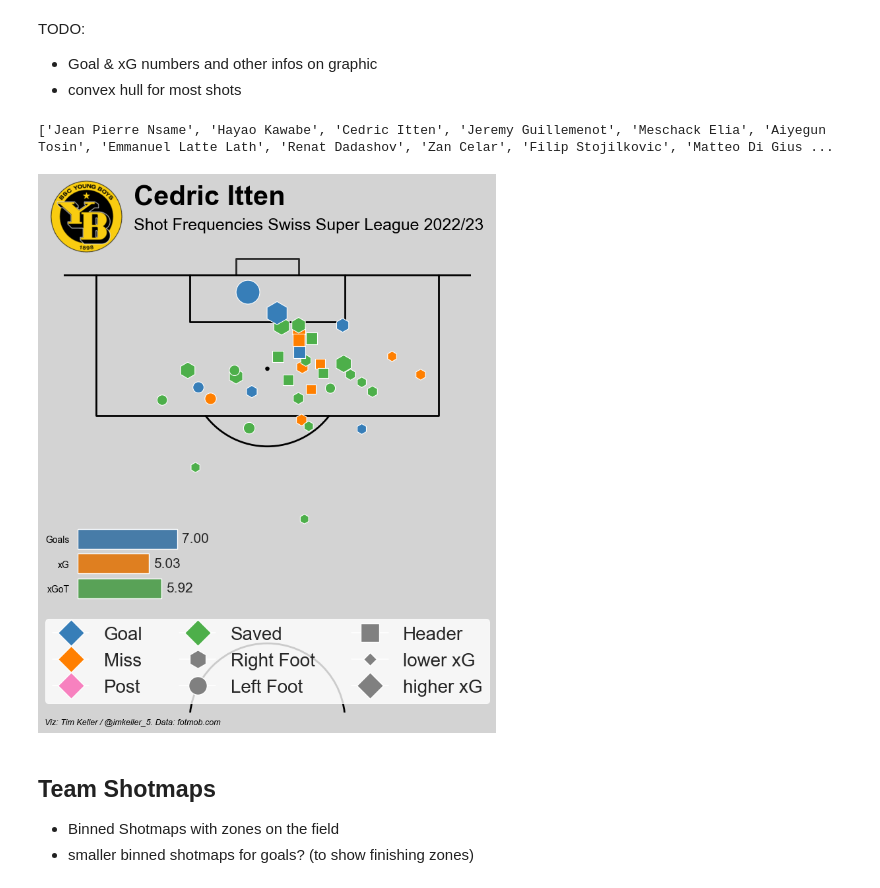
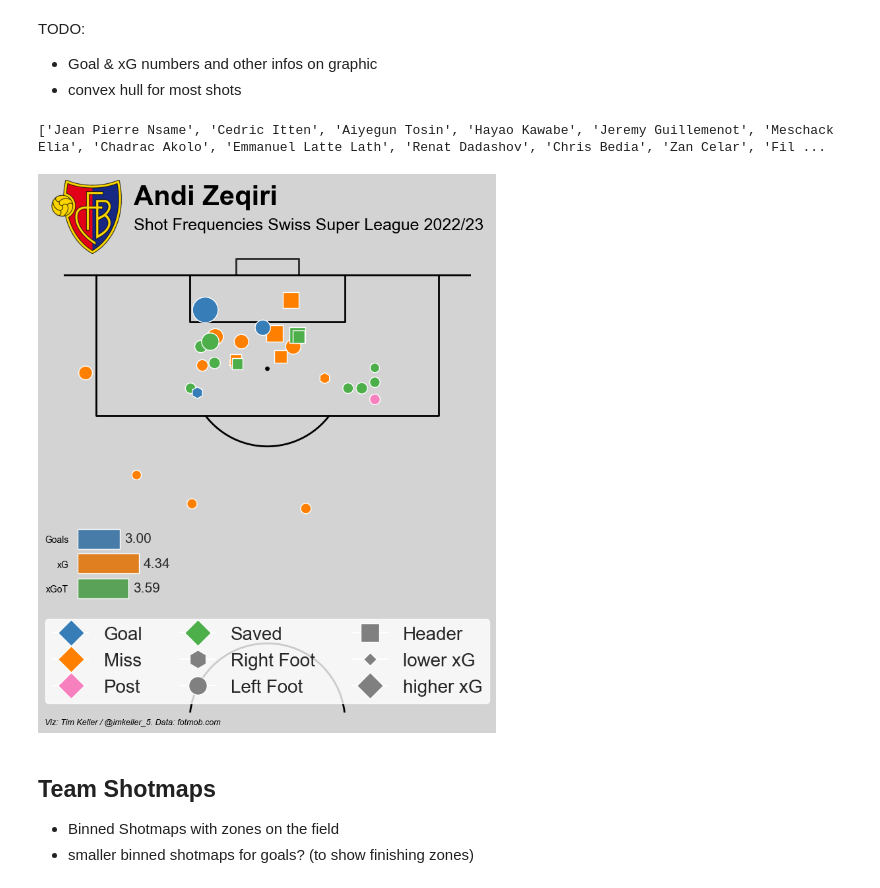
Before and after one commit to TK5-Tim/ds-projects, a Jupyter notebook: rsl/rsl_22_23_half_season_review.ipynb, the cells around one changed output. Cells and saved outputs as stored; diff of their text form; code cells hidden in the pictures.

```diff
--- a/rsl/rsl_22_23_half_season_review.ipynb
+++ b/rsl/rsl_22_23_half_season_review.ipynb
@@ -274,9 +274,9 @@ df_shots.loc[df_shots['event_type']=='Goal','is_goal'] = 1
 df_shots.loc[df_shots['event_type']!='Goal','is_goal'] = 0
 df_shots_open_play = df_shots.loc[(df_shots['situation']!='FreeKick') & (df_shots['situation']!='SetPiece') &(df_shots['situation']!='Penalty') &(df_shots['situation']!='FromCorner'),:].copy()
 # %%
-players = df_shots_open_play.loc[df_shots_open_play['event_type']=='Goal','player_name'].value_counts().head(20).index.tolist()
+players = df_shots_open_play.loc[df_shots_open_play['event_type']=='Goal','player_name'].value_counts().head(25).index.tolist()
 print(players)
-player = players[2]
+player = players[21]
 
 player_stats = df_shots_open_play.loc[df_shots_open_play['player_name']==player,['is_goal', 'expected_goals', 'expected_goals_on_target']]
 player_stats_summed = player_stats.sum()
@@ -332,35 +332,35 @@ ax2 = fig.add_axes([0.12,0.95,0.15,0.15]) # badge
 ax2.axis('off')
 url = team_logo_url[df_shots.loc[df_shots['player_name']==player,'team_short'].unique()[0]]
 response = requests.get(url)
 img = Image.open(BytesIO(response.content))
 ax2.imshow(img)
 
 ax3 = fig.add_axes([0.18,0.25,0.6,0.15]) # badge
 sns.set_style("white")
 sns.set(font_scale=1)
 sns.barplot(y=['Goals', 'xG', 'xGoT'], x=player_stats_summed, palette=CB_color_cycle, ax=ax3)
 ax3.set_xlim(0,25)
 sns.despine(left=True, bottom=True)
 ax3.xaxis.set_visible(False)
 ax3.bar_label(ax3.containers[0], fmt='%.2f', padding=5, fontsize=15)
 ax3.set_facecolor(background)
 #ax3.patch.set_alpha(0)
 
 
 fig.text(0.125, 0.0, "Viz: Tim Keller / @imkeller_5. Data: fotmob.com",
         fontstyle="italic",fontsize=9,  color=text_color)
 
 
 fig.text(0.275,1.05,player, fontsize=30, color=text_color, fontweight='bold')
 fig.text(0.275,1,'Shot Frequencies Swiss Super League {}'.format(season), fontweight='regular',fontsize=18, color=text_color)
 
 plt.tight_layout()
 plt.show()
 
 fig.savefig('figs/{}_shotmap.jpg'.format(player).lower().replace(' ','_'),bbox_inches='tight')
 # %% [output]
-['Jean Pierre Nsame', 'Hayao Kawabe', 'Cedric Itten', 'Jeremy Guillemenot', 'Meschack Elia', 'Aiyegun Tosin', 'Emmanuel Latte Lath', 'Renat Dadashov', 'Zan Celar', 'Filip Stojilkovic', 'Matteo Di Gius ...
+['Jean Pierre Nsame', 'Cedric Itten', 'Aiyegun Tosin', 'Hayao Kawabe', 'Jeremy Guillemenot', 'Meschack Elia', 'Chadrac Akolo', 'Emmanuel Latte Lath', 'Renat Dadashov', 'Chris Bedia', 'Zan Celar', 'Fil ...
-[figure, old version]
+[figure, new version]
 # %% [markdown]
 ## Team Shotmaps
 - Binned Shotmaps with zones on the field
```
Also changed, not shown: parts of 8 cells of this notebook, 26 other files.
